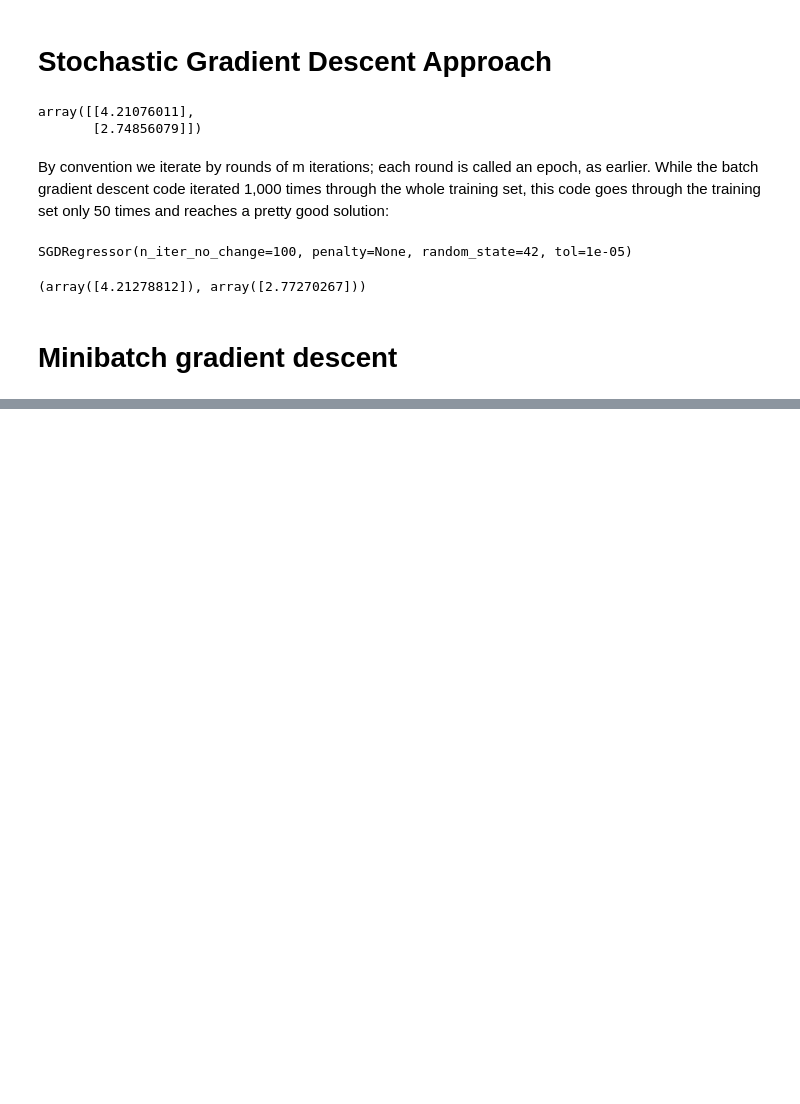
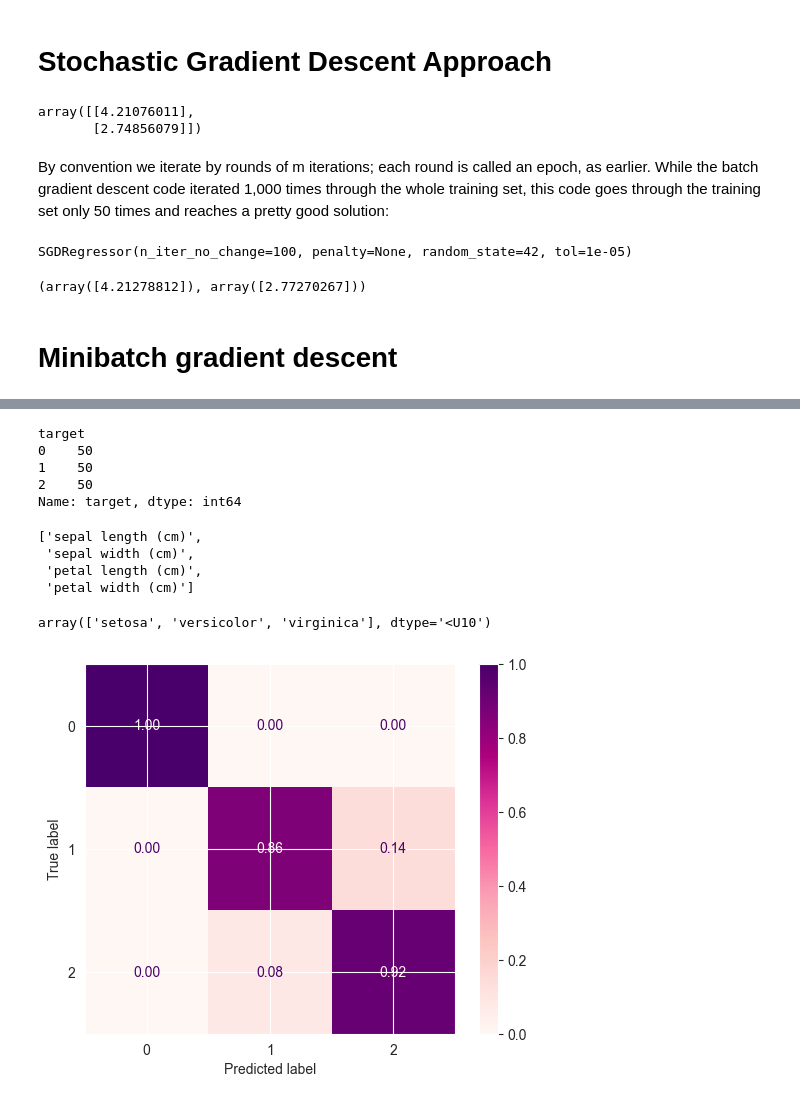
Before and after one commit to Ezaz13/Hands_on_Machine_Learning, a Jupyter notebook: chapter4/training_models.ipynb, the cells around one changed output, grey strips where cells are left out. Cells and saved outputs as stored; diff of their text form; code cells hidden in the pictures; blank space fills up the shorter version.

```diff
--- a/chapter4/training_models.ipynb
+++ b/chapter4/training_models.ipynb
@@ -133,0 +284,5 @@ sgd_reg.intercept_, sgd_reg.coef_
+# %%
+from sklearn.datasets import load_iris
+
+iris = load_iris(as_frame=True)
+iris.data
@@ -133,0 +303,46 @@ sgd_reg.intercept_, sgd_reg.coef_
+# %%
+iris.target.groupby(iris.target).size()
+# %% [output]
+target
+0    50
+1    50
+2    50
+Name: target, dtype: int64
+# %%
+iris.feature_names
+# %% [output]
+['sepal length (cm)',
+ 'sepal width (cm)',
+ 'petal length (cm)',
+ 'petal width (cm)']
+# %%
+iris.target_names
+# %% [output]
+array(['setosa', 'versicolor', 'virginica'], dtype='<U10')
+# %%
+X = iris.data
+y = iris.target
+# %%
+from sklearn.metrics import ConfusionMatrixDisplay
+from sklearn.preprocessing import StandardScaler
+from sklearn.model_selection import cross_val_predict, cross_val_score, StratifiedKFold
+from sklearn.linear_model import LogisticRegression
+from sklearn.pipeline import make_pipeline
+from sklearn.multiclass import OneVsRestClassifier
+from sklearn.metrics import ConfusionMatrixDisplay
+
+
+skf= StratifiedKFold(n_splits=5)
+log_reg = LogisticRegression()
+ovr = OneVsRestClassifier(log_reg)
+pipeline = make_pipeline(
+    StandardScaler(),
+    ovr
+)
+y_pred = cross_val_predict(pipeline, X, y, cv= skf)
+ConfusionMatrixDisplay.from_predictions(y, y_pred, normalize='true',
+                                      cmap='RdPu',
+                                      values_format='.2f')
+plt.show()
+# %% [output]
+[figure, added]
```
Also changed, not shown: parts of 15 cells of this notebook.
